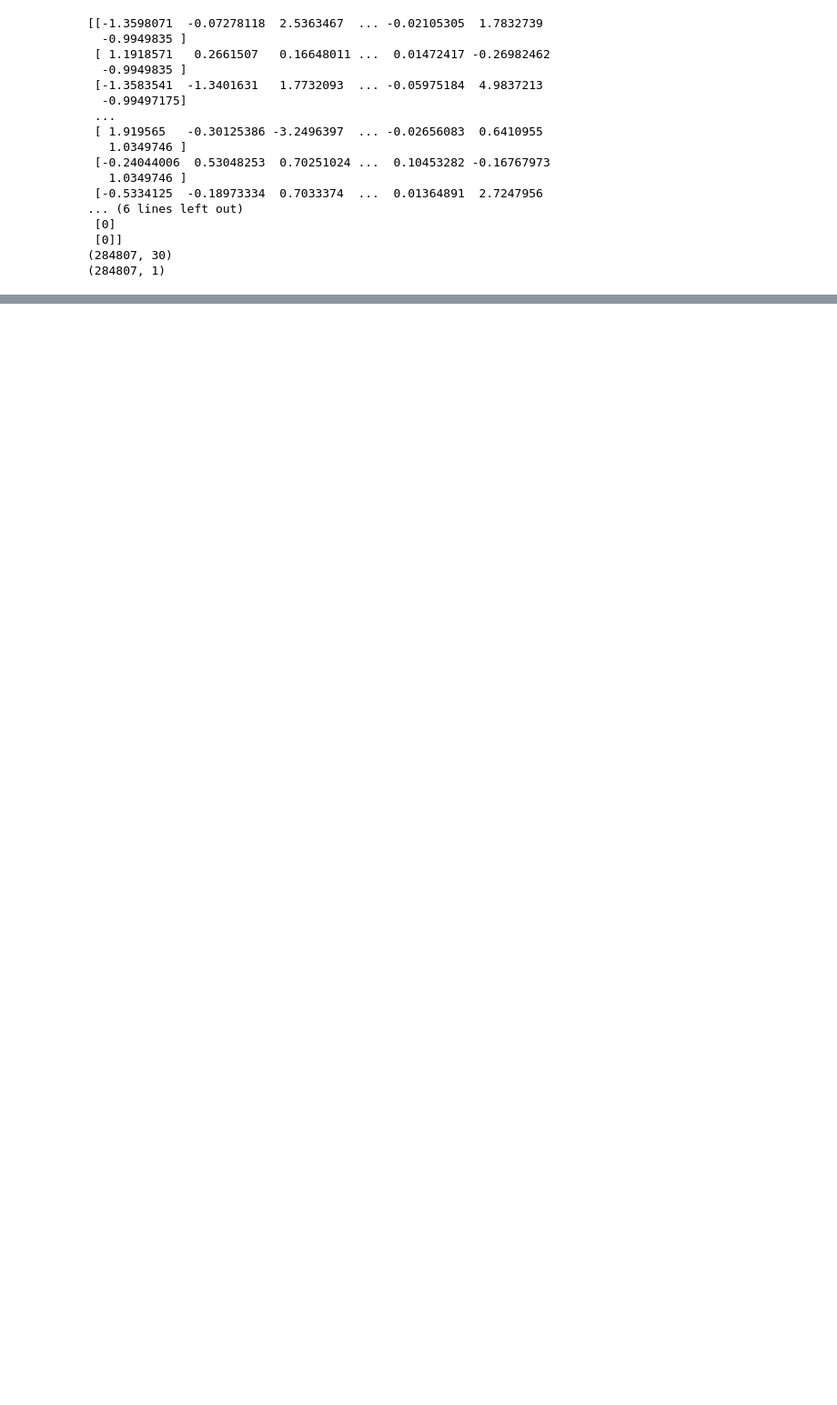
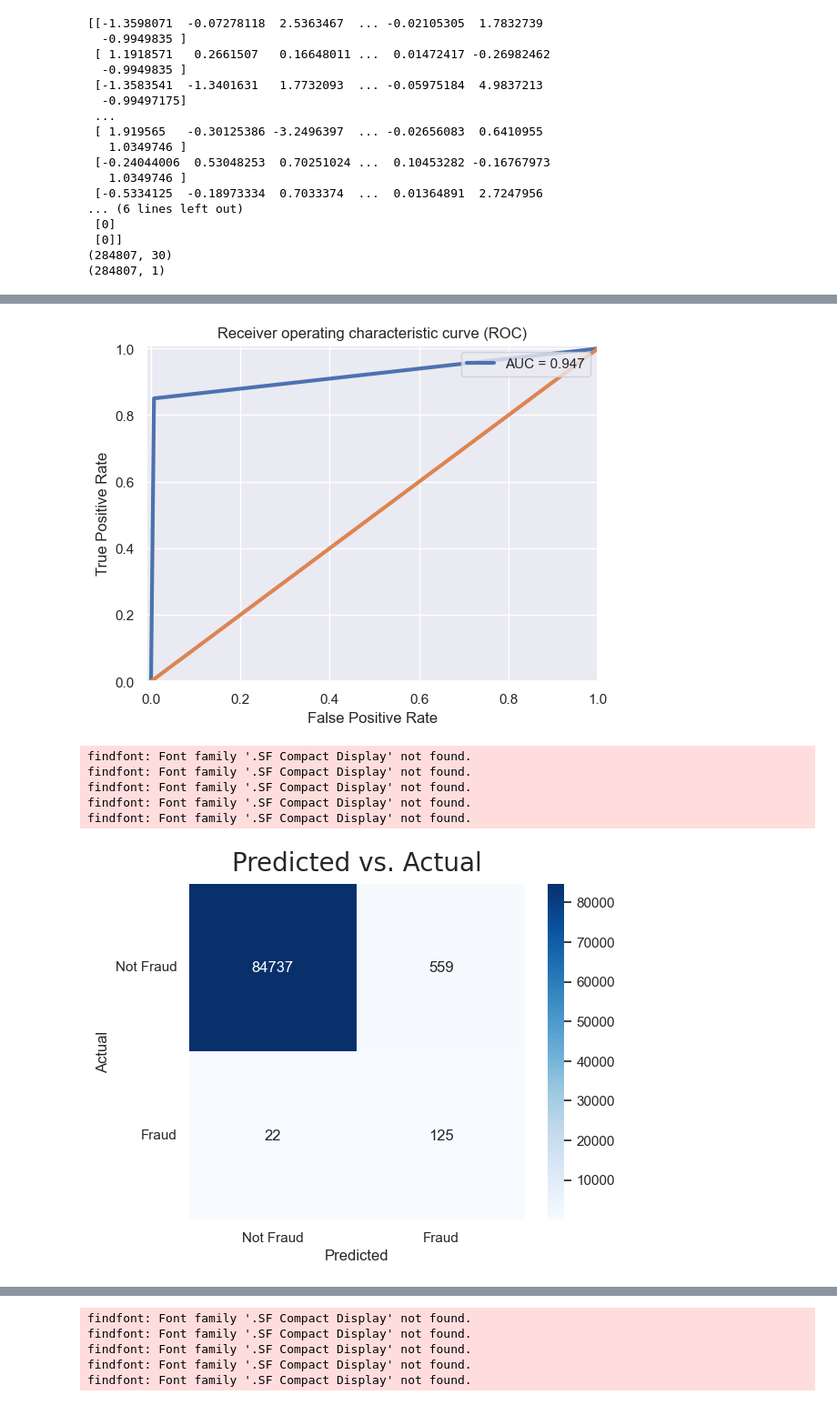
Before and after one commit to amankthakur/Credit-Card-Fraud-Detection, a Jupyter notebook: Credit_Card_Fraud.ipynb, the cells around one changed output, grey strips where cells are left out. Shown at 91% size. Drawn from its saved outputs; the diff is of its cells as text; code cells hidden in the pictures; blank space fills up the shorter version.

```diff
--- a/Credit_Card_Fraud.ipynb
+++ b/Credit_Card_Fraud.ipynb
@@ -224,0 +258,63 @@ print(y.shape)
+# %%
+# Create the training and testing sets
+X_train, X_test, y_train, y_test = train_test_split(X, y, test_size=.3, random_state=0)
+# Define which resampling method and which ML model to use in the pipeline
+resampling = BorderlineSMOTE(kind='borderline-2',random_state=0) # instead SMOTE(kind='borderline2')
+classifiers = [
+    LogisticRegression(max_iter=2000),
+    DecisionTreeClassifier(),
+    RandomForestClassifier(),
+    ]
+# %%
+for classifier in classifiers:
+    pipe = Pipeline(steps=[('SMOTE', resampling),('classifier', classifier)])
+    pipe.fit(X_train, y_train)
+    print(classifier)
+    # Obtain model predictions
+    y_predicted = classifier.predict(X_test)
+    # Print the classifcation report and confusion matrix
+    print('Classification report:\n', classification_report(y_test, y_predicted))
+    print('-'*30)
+    print('Confusion matrix:\n',confusion_matrix(y_true = y_test, y_pred = y_predicted))
+    # Create true and false positive rates
+    false_positive_rate, true_positive_rate, threshold = roc_curve(y_test, y_predicted)
+
+    # Calculate Area Under the Receiver Operating Characteristic Curve
+    probs = classifier.predict_proba(X_test)
+    roc_auc = roc_auc_score(y_test, probs[:, 1])
+    print('ROC AUC Score:',roc_auc)
+    print('-'*30)
+    # Obtain precision and recall
+    precision, recall, thresholds = precision_recall_curve(y_test, y_predicted)
+
+    # Calculate average precision
+    average_precision = average_precision_score(y_test, y_predicted)
+    #ROC curve plot
+    plt.plot(false_positive_rate, true_positive_rate, linewidth=3, label='AUC = %0.3f'% roc_auc)
+    plt.plot([0,1],[0,1],linewidth=3)
+    plt.xlim([-0.01, 1])
+    plt.ylim([0, 1.01])
+    plt.legend(loc='upper right')
+    plt.title('Receiver operating characteristic curve (ROC)')
+    plt.ylabel('True Positive Rate')
+    plt.xlabel('False Positive Rate')
+
+
+   #Confusion matrix heatmap
+    # Predict class 1 if probability of being in class 1 is greater than threshold
+    fraud_confusion = confusion_matrix(y_test, y_predicted)
+    plt.figure(dpi=100)
+    sns.set(font_scale=1)
+    sns.heatmap(fraud_confusion, cmap=plt.cm.Blues, annot=True, square=True, fmt='d',
+           xticklabels=['Not Fraud', 'Fraud'],
+           yticklabels=['Not Fraud', 'Fraud']),
+    TP = fraud_confusion[0][0]
+    FP = fraud_confusion[0][1]
+    FN = fraud_confusion[1][0]
+    TN = fraud_confusion[1][1]
+    plt.yticks(rotation = 0)
+    plt.title('Predicted vs. Actual',fontname = '.SF Compact Display',fontsize = 20,pad = 10),
+    plt.xlabel('Predicted')
+    plt.ylabel('Actual')
+    plt.show()
+# %% [output]
@@ -224,0 +338,7 @@ print(y.shape)
+[figure, added]
+findfont: Font family '.SF Compact Display' not found.
+findfont: Font family '.SF Compact Display' not found.
+findfont: Font family '.SF Compact Display' not found.
+findfont: Font family '.SF Compact Display' not found.
+findfont: Font family '.SF Compact Display' not found.
+[figure, added]
@@ -224,0 +363,5 @@ print(y.shape)
+findfont: Font family '.SF Compact Display' not found.
+findfont: Font family '.SF Compact Display' not found.
+findfont: Font family '.SF Compact Display' not found.
+findfont: Font family '.SF Compact Display' not found.
+findfont: Font family '.SF Compact Display' not found.
```
Also changed, not shown: parts of 13 cells of this notebook.
